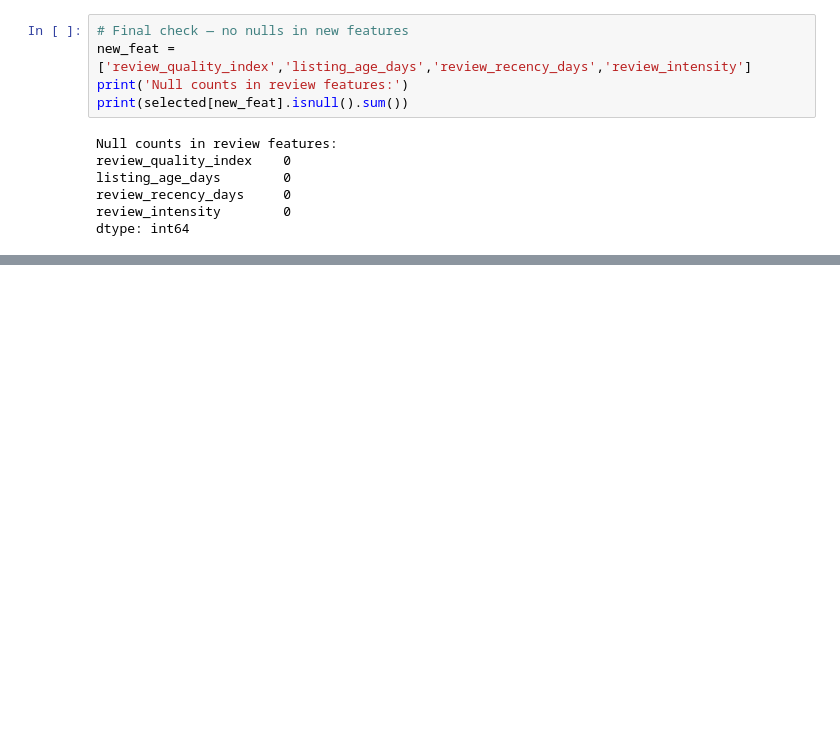
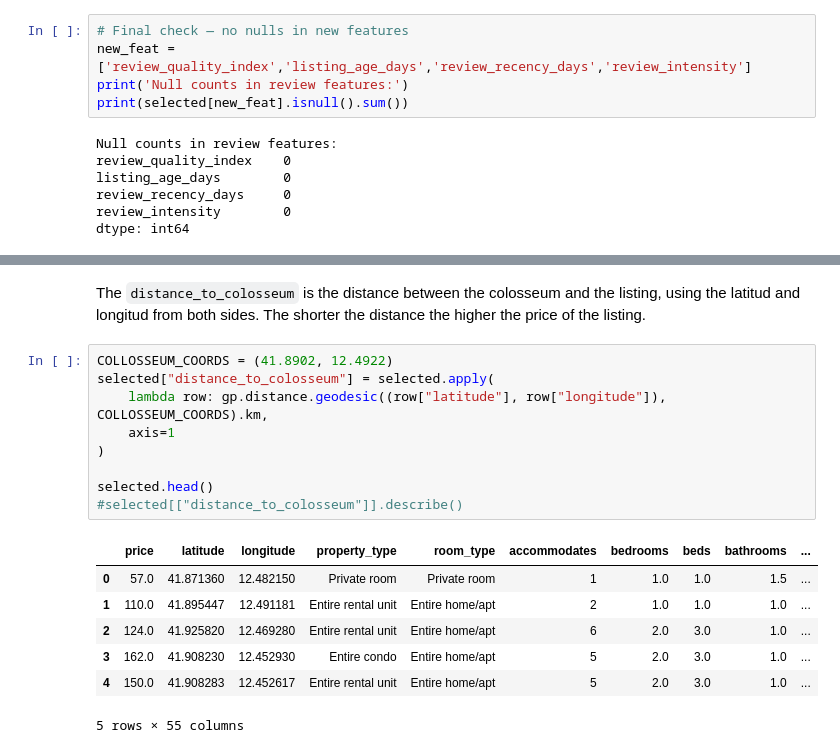
Before and after one commit to aantoo-cr/airbnb-rome-analysis, a Jupyter notebook: notebooks/02_listings_cleaning.ipynb, the cells around one changed output, grey strips where cells are left out. Drawn from its saved outputs; the diff is of its cells as text; blank space fills up the shorter version.

```diff
--- a/notebooks/02_listings_cleaning.ipynb
+++ b/notebooks/02_listings_cleaning.ipynb
@@ -861,0 +916,19 @@ selected.head()
+# %% [markdown]
+The `distance_to_colosseum` is the distance between the colosseum and the listing, using the latitud and longitud from both sides. The shorter the distance the higher the price of the listing.
+# %%
+COLLOSSEUM_COORDS = (41.8902, 12.4922)
+selected["distance_to_colosseum"] = selected.apply(
+    lambda row: gp.distance.geodesic((row["latitude"], row["longitude"]), COLLOSSEUM_COORDS).km,
+    axis=1
+)
+
+selected.head()
+#selected[["distance_to_colosseum"]].describe()
+# %% [output]
+|  | price | latitude | longitude | property_type | room_type | accommodates | bedrooms | beds | bathrooms | ... |
+| 0 | 57.0 | 41.871360 | 12.482150 | Private room | Private room | 1 | 1.0 | 1.0 | 1.5 | ... |
+| 1 | 110.0 | 41.895447 | 12.491181 | Entire rental unit | Entire home/apt | 2 | 1.0 | 1.0 | 1.0 | ... |
+| 2 | 124.0 | 41.925820 | 12.469280 | Entire rental unit | Entire home/apt | 6 | 2.0 | 3.0 | 1.0 | ... |
+| 3 | 162.0 | 41.908230 | 12.452930 | Entire condo | Entire home/apt | 5 | 2.0 | 3.0 | 1.0 | ... |
+| 4 | 150.0 | 41.908283 | 12.452617 | Entire rental unit | Entire home/apt | 5 | 2.0 | 3.0 | 1.0 | ... |
+5 rows × 55 columns
```
Also changed, not shown: parts of 31 cells of this notebook, 1 other file.
